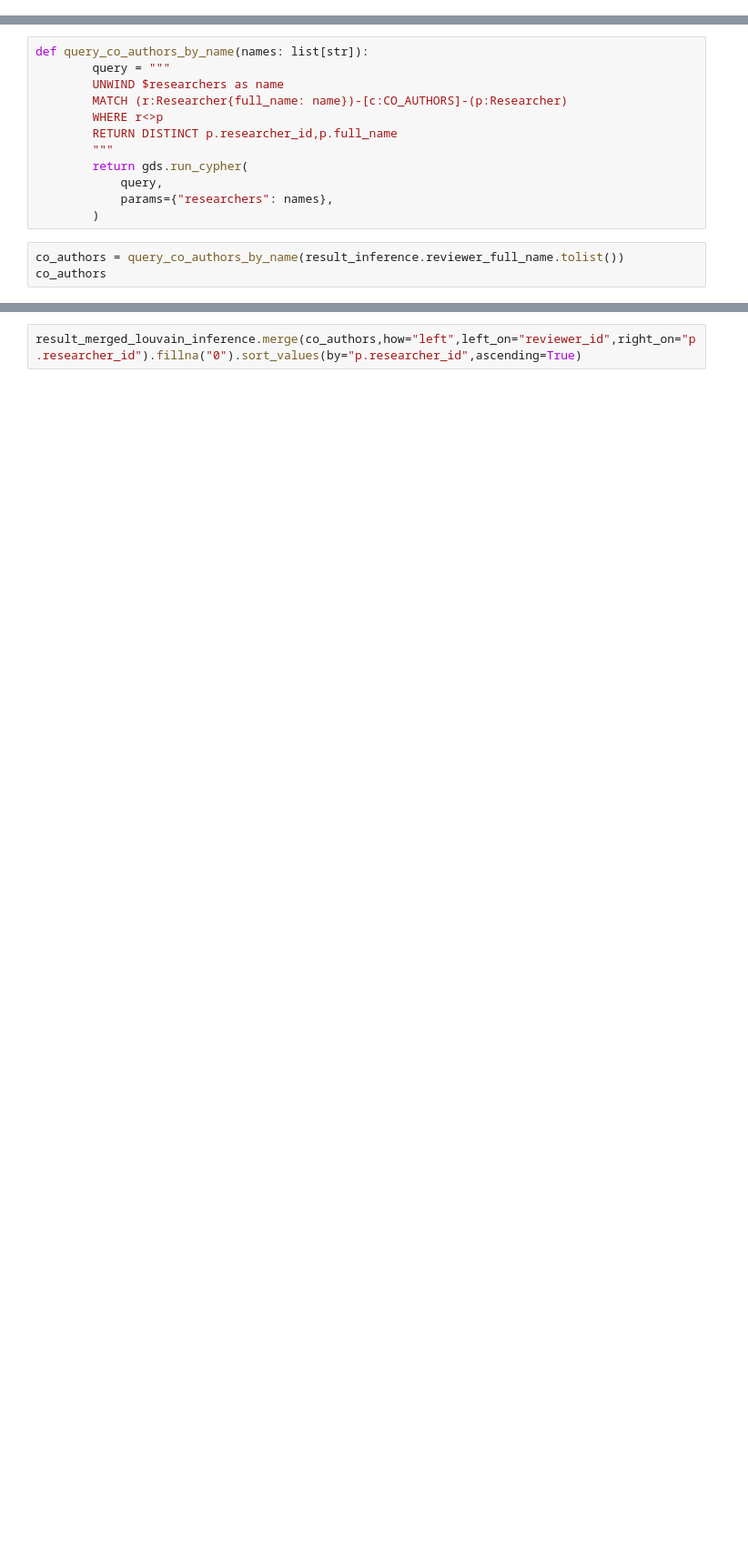
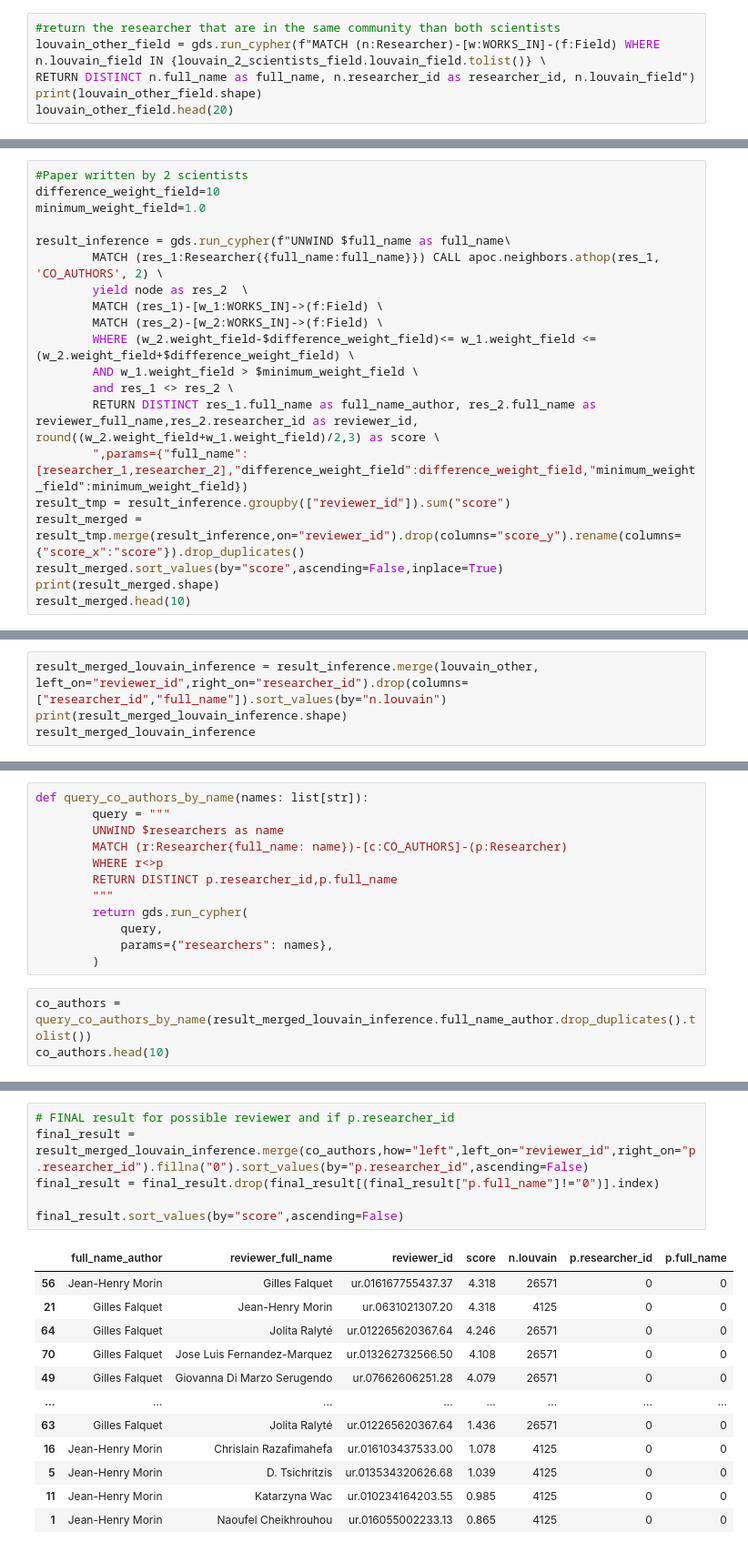
Before and after one commit to syberia101/seminaire_2022, a Jupyter notebook: query_neo4j_ml.ipynb, the cells around one changed output, grey strips where cells are left out. Shown: that part at 91% size. Saved outputs shown, nothing was run; the diff lists cells and outputs as text; blank space fills up the shorter version.

```diff
--- a/query_neo4j_ml.ipynb
+++ b/query_neo4j_ml.ipynb
@@ -302,0 +365,6 @@ result_merged_louvain_inference
+# %%
+#return the researcher that are in the same community than both scientists
+louvain_other_field = gds.run_cypher(f"MATCH (n:Researcher)-[w:WORKS_IN]-(f:Field) WHERE n.louvain_field IN {louvain_2_scientists_field.louvain_field.tolist()} \
+RETURN DISTINCT n.full_name as full_name, n.researcher_id as researcher_id, n.louvain_field")
+print(louvain_other_field.shape)
+louvain_other_field.head(20)
@@ -302,0 +402,20 @@ result_merged_louvain_inference
+# %%
+#Paper written by 2 scientists
+difference_weight_field=10
+minimum_weight_field=1.0
+
+result_inference = gds.run_cypher(f"UNWIND $full_name as full_name\
+        MATCH (res_1:Researcher{{full_name:full_name}}) CALL apoc.neighbors.athop(res_1, 'CO_AUTHORS', 2) \
+        yield node as res_2  \
+        MATCH (res_1)-[w_1:WORKS_IN]->(f:Field) \
+        MATCH (res_2)-[w_2:WORKS_IN]->(f:Field) \
+        WHERE (w_2.weight_field-$difference_weight_field)<= w_1.weight_field <=(w_2.weight_field+$difference_weight_field) \
+        AND w_1.weight_field > $minimum_weight_field \
+        and res_1 <> res_2 \
+        RETURN DISTINCT res_1.full_name as full_name_author, res_2.full_name as reviewer_full_name,res_2.researcher_id as reviewer_id, round((w_2.weight_field+w_1.weight_field)/2,3) as score \
+        ",params={"full_name":[researcher_1,researcher_2],"difference_weight_field":difference_weight_field,"minimum_weight_field":minimum_weight_field})
+result_tmp = result_inference.groupby(["reviewer_id"]).sum("score")
+result_merged = result_tmp.merge(result_inference,on="reviewer_id").drop(columns="score_y").rename(columns={"score_x":"score"}).drop_duplicates()
+result_merged.sort_values(by="score",ascending=False,inplace=True)
+print(result_merged.shape)
+result_merged.head(10)
@@ -302,0 +435,4 @@ result_merged_louvain_inference
+# %%
+result_merged_louvain_inference = result_inference.merge(louvain_other, left_on="reviewer_id",right_on="researcher_id").drop(columns=["researcher_id","full_name"]).sort_values(by="n.louvain")
+print(result_merged_louvain_inference.shape)
+result_merged_louvain_inference
@@ -313,5 +464,5 @@ def query_co_authors_by_name(names: list[str]):
             params={"researchers": names},
         )
 # %%
-co_authors = query_co_authors_by_name(result_inference.reviewer_full_name.tolist())
-co_authors
+co_authors = query_co_authors_by_name(result_merged_louvain_inference.full_name_author.drop_duplicates().tolist())
+co_authors.head(10)
@@ -318,2 +500,19 @@ co_authors
 # %%
-result_merged_louvain_inference.merge(co_authors,how="left",left_on="reviewer_id",right_on="p.researcher_id").fillna("0").sort_values(by="p.researcher_id",ascending=True)
+# FINAL result for possible reviewer and if p.researcher_id
+final_result = result_merged_louvain_inference.merge(co_authors,how="left",left_on="reviewer_id",right_on="p.researcher_id").fillna("0").sort_values(by="p.researcher_id",ascending=False)
+final_result = final_result.drop(final_result[(final_result["p.full_name"]!="0")].index)
+
+final_result.sort_values(by="score",ascending=False)
+# %% [output]
+|  | full_name_author | reviewer_full_name | reviewer_id | score | n.louvain | p.researcher_id | p.full_name |
+| 56 | Jean-Henry Morin | Gilles Falquet | ur.016167755437.37 | 4.318 | 26571 | 0 | 0 |
+| 21 | Gilles Falquet | Jean-Henry Morin | ur.0631021307.20 | 4.318 | 4125 | 0 | 0 |
+| 64 | Gilles Falquet | Jolita Ralyté | ur.012265620367.64 | 4.246 | 26571 | 0 | 0 |
+| 70 | Gilles Falquet | Jose Luis Fernandez-Marquez | ur.013262732566.50 | 4.108 | 26571 | 0 | 0 |
+| 49 | Gilles Falquet | Giovanna Di Marzo Serugendo | ur.07662606251.28 | 4.079 | 26571 | 0 | 0 |
+| ... | ... | ... | ... | ... | ... | ... | ... |
+| 63 | Gilles Falquet | Jolita Ralyté | ur.012265620367.64 | 1.436 | 26571 | 0 | 0 |
+| 16 | Jean-Henry Morin | Chrislain Razafimahefa | ur.016103437533.00 | 1.078 | 4125 | 0 | 0 |
+| 5 | Jean-Henry Morin | D. Tsichritzis | ur.013534320626.68 | 1.039 | 4125 | 0 | 0 |
+| 11 | Jean-Henry Morin | Katarzyna Wac | ur.010234164203.55 | 0.985 | 4125 | 0 | 0 |
+| 1 | Jean-Henry Morin | Naoufel Cheikhrouhou | ur.016055002233.13 | 0.865 | 4125 | 0 | 0 |
```
Also changed, not shown: parts of 76 cells of this notebook, 1 other file.
